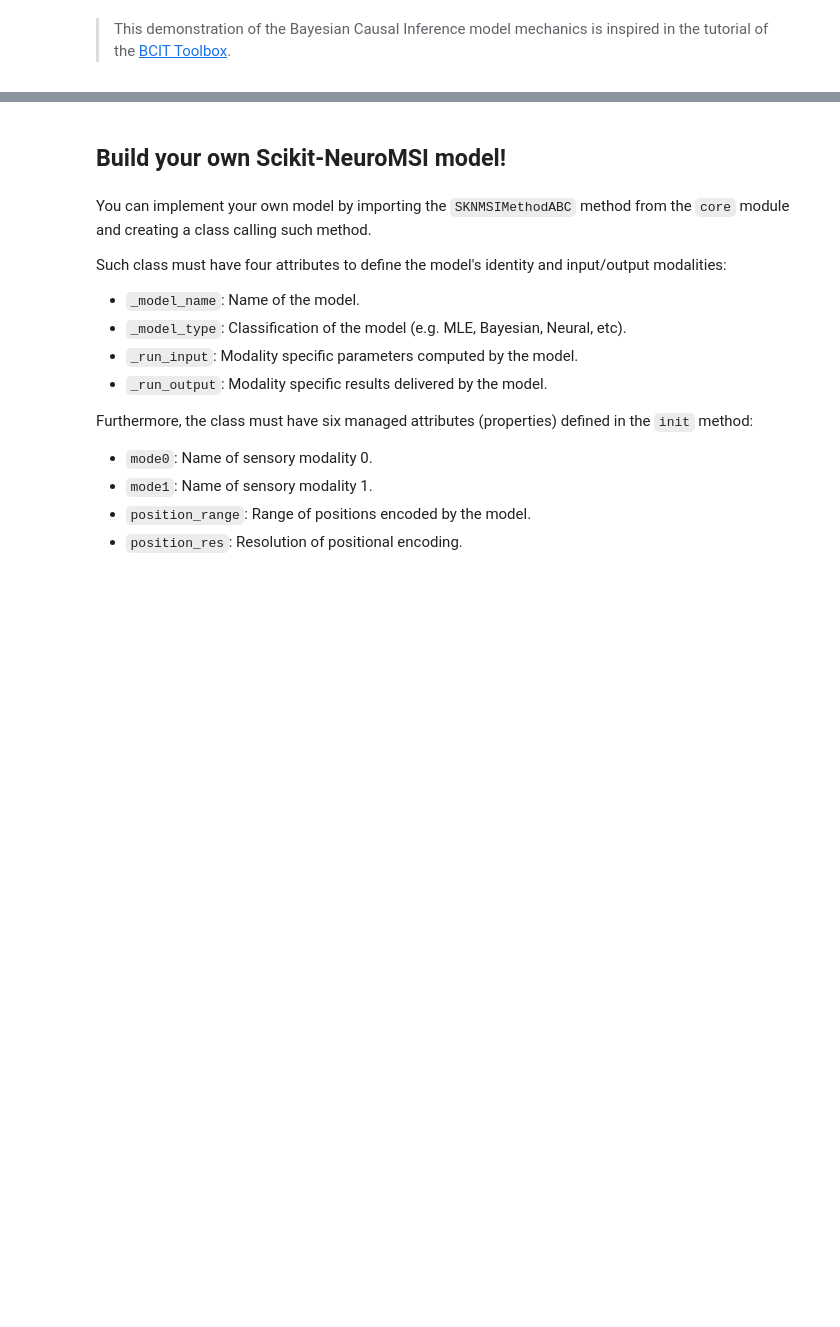
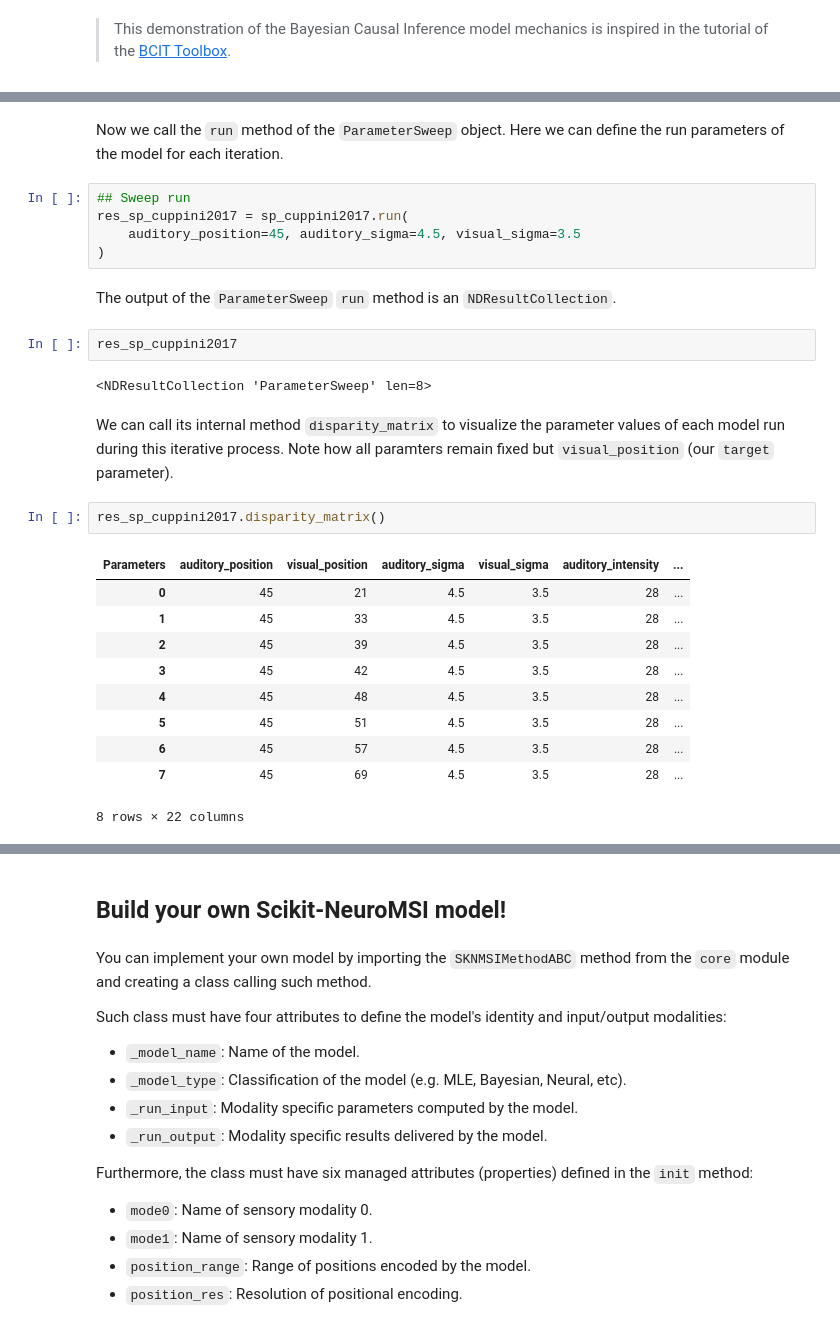
Before and after one commit to renatoparedes/scikit-neuromsi, a Jupyter notebook: docs/source/tutorial.ipynb, the cells around one changed output, grey strips where cells are left out. Saved outputs shown, nothing was run; the diff lists cells and outputs as text; blank space fills up the shorter version.

```diff
--- a/docs/source/tutorial.ipynb
+++ b/docs/source/tutorial.ipynb
@@ -150,0 +173,28 @@ C: 2
+# %% [markdown]
+Now we call the `run` method of the `ParameterSweep` object. Here we can define the run parameters of the model for each iteration.
+# %%
+## Sweep run
+res_sp_cuppini2017 = sp_cuppini2017.run(
+    auditory_position=45, auditory_sigma=4.5, visual_sigma=3.5
+)
+# %% [markdown]
+The output of the `ParameterSweep` `run` method is an `NDResultCollection`.
+# %%
+res_sp_cuppini2017
+# %% [output]
+<NDResultCollection 'ParameterSweep' len=8>
+# %% [markdown]
+We can call its internal method `disparity_matrix` to visualize the parameter values of each model run during this iterative process. Note how all paramters remain fixed but `visual_position` (our `target` parameter).
+# %%
+res_sp_cuppini2017.disparity_matrix()
+# %% [output]
+| Parameters | auditory_position | visual_position | auditory_sigma | visual_sigma | auditory_intensity | ... |
+| 0 | 45 | 21 | 4.5 | 3.5 | 28 | ... |
+| 1 | 45 | 33 | 4.5 | 3.5 | 28 | ... |
+| 2 | 45 | 39 | 4.5 | 3.5 | 28 | ... |
+| 3 | 45 | 42 | 4.5 | 3.5 | 28 | ... |
+| 4 | 45 | 48 | 4.5 | 3.5 | 28 | ... |
+| 5 | 45 | 51 | 4.5 | 3.5 | 28 | ... |
+| 6 | 45 | 57 | 4.5 | 3.5 | 28 | ... |
+| 7 | 45 | 69 | 4.5 | 3.5 | 28 | ... |
+8 rows × 22 columns
```
Also changed, not shown: parts of 29 cells of this notebook.
